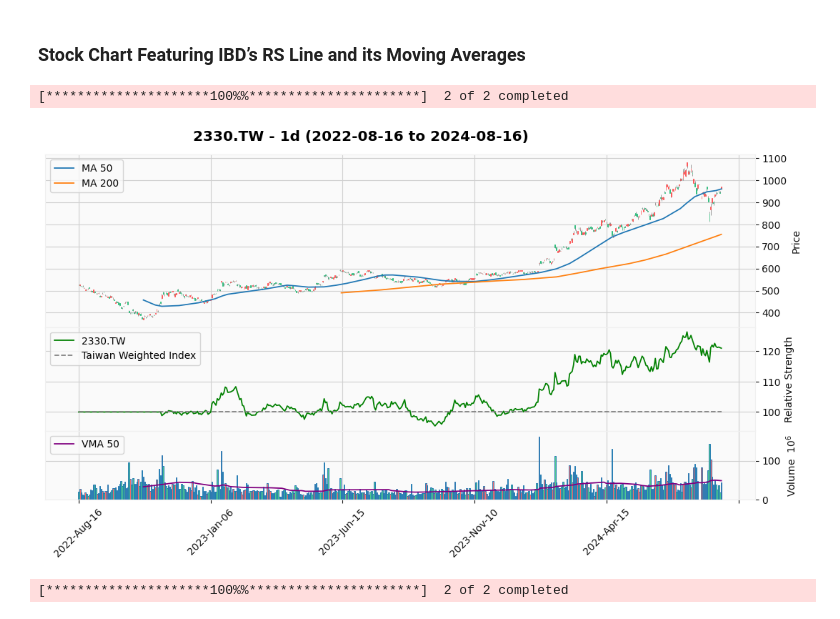
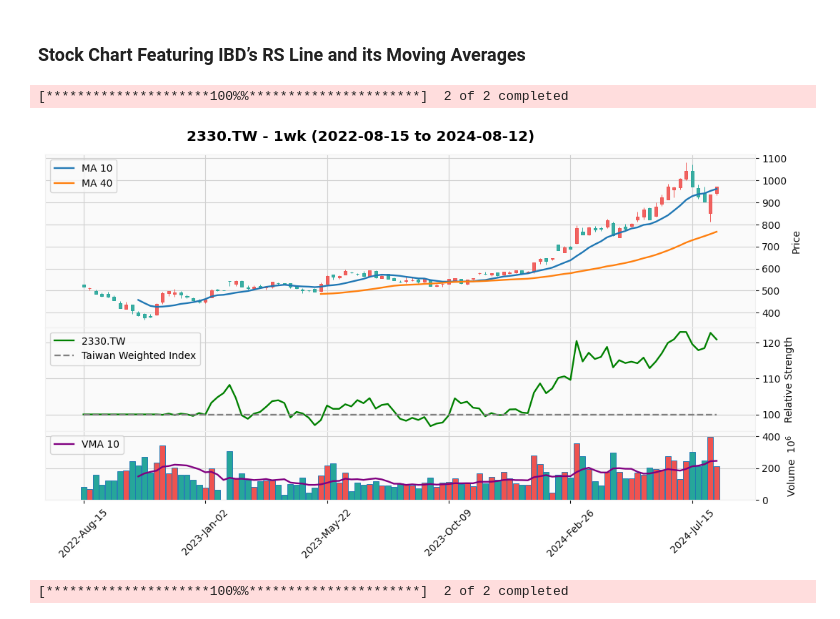
Before and after one commit to yorkjong/vistock, a Jupyter notebook: notebooks/ibd_rs_line.ipynb, the cells around one changed output. Drawn from its saved outputs; the diff is of its cells as text; code cells hidden in the pictures.

Commit message:
Update stock charts

```diff
--- a/notebooks/ibd_rs_line.ipynb
+++ b/notebooks/ibd_rs_line.ipynb
@@ -27,19 +27,19 @@ Successfully installed mplfinance-0.12.10b0 vistock-0.4.0
 # %%
 # @title Plot IBD stock chart using mplfinance {"run":"auto"}
 symbol = "台積電" #@param ["TSLA", "NVDA", "MSFT", "AAPL", "GOOG", "MSTR", "TQQQ", "SOXL", "TSM", "台積電", "2330", "元太", "BTC-USD", "ETH-USD"] {allow-input: true}
 period = "2y" # @param ["1y","2y","5y"]
-interval = "1d" # @param ["1d","1wk"]
+interval = "1wk" # @param ["1d","1wk"]
 hides_nontrading = True # @param {"type":"boolean"}
 legend_loc = "best" # @param ["best","upper right","upper left","lower left","lower right","right","center left","center right","lower center","upper center","center"]
-style = "yahoo" # @param ["yahoo","charles","tradingview","binance","binancedark","mike","nightclouds","checkers","ibd","sas","starsandstripes","kenan","blueskies","brasil"]
+style = "tradingview" # @param ["yahoo","charles","tradingview","binance","binancedark","mike","nightclouds","checkers","ibd","sas","starsandstripes","kenan","blueskies","brasil"]
 
 from vistock.mpl import ibd_rs
 
 ibd_rs.plot(symbol, period, interval, hides_nontrading=hides_nontrading,
             legend_loc=legend_loc, style=style)
 # %% [output]
 [*********************100%%**********************]  2 of 2 completed
-[figure, old version]
+[figure, new version]
 # %%
 # @title Plot IBD stock chart using Plotly {"run":"auto"}
 symbol = "TSLA" #@param ["TSLA", "NVDA", "MSFT", "AAPL", "GOOG", "MSTR", "TQQQ", "SOXL", "TSM", "台積電", "2330", "元太", "BTC-USD", "ETH-USD"] {allow-input: true}
```
Also changed, not shown: parts of 3 cells of this notebook.
